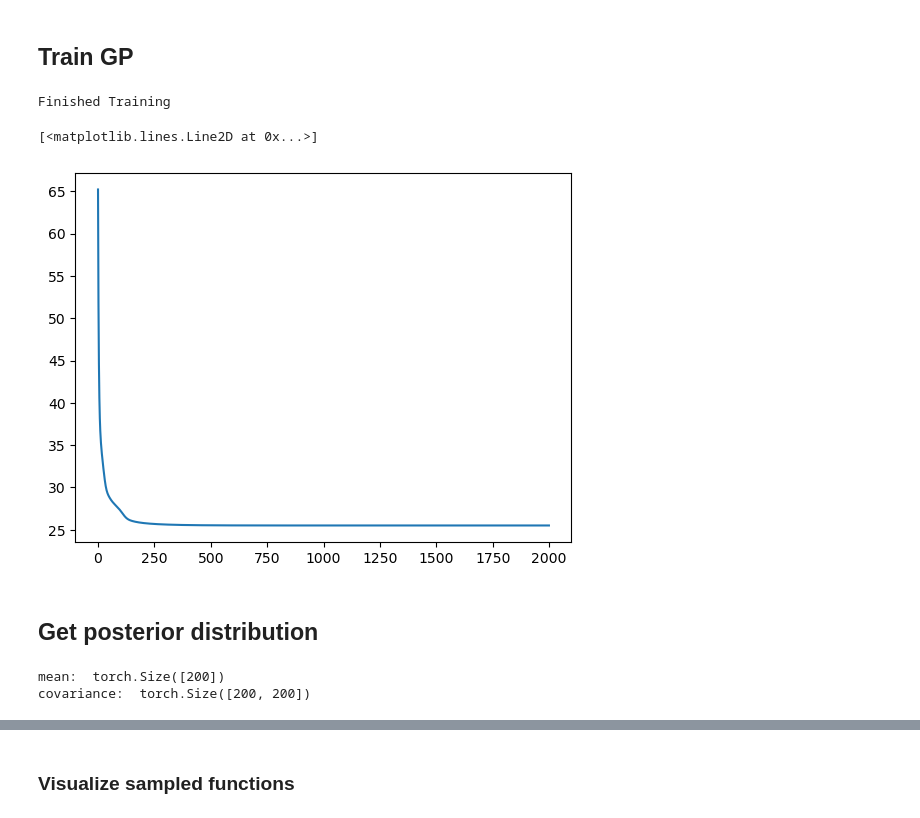
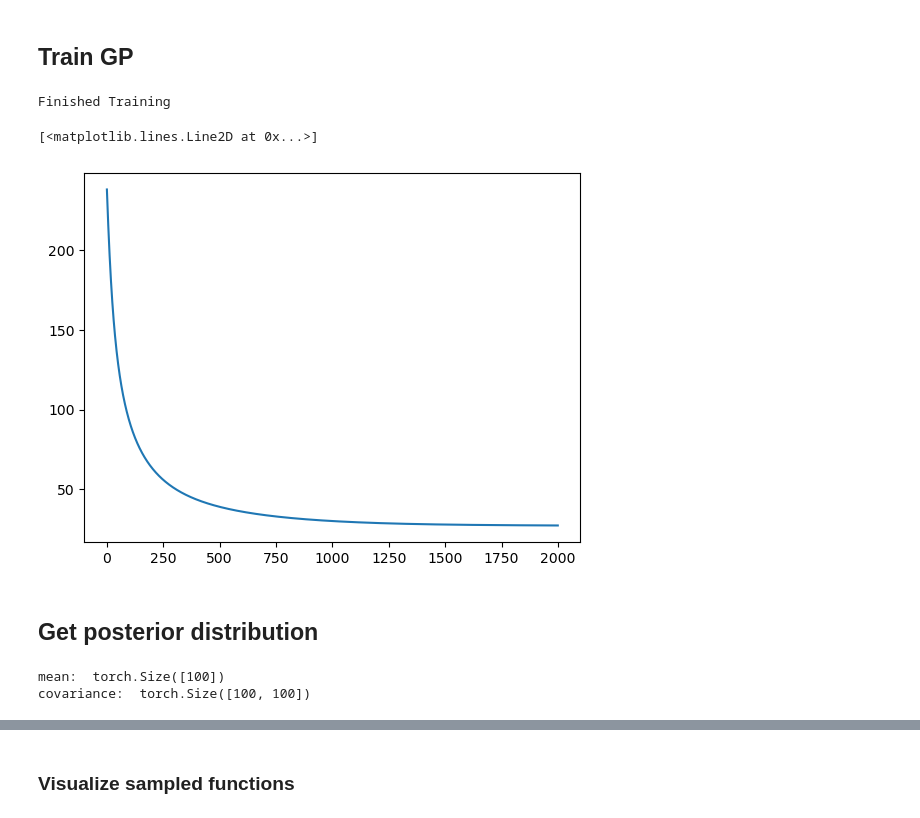
Before and after one commit to luisdiaz1997/SpatialFactorization, a Jupyter notebook: notebooks/Gaussian Processes/GP_test.ipynb, the cells around one changed output, grey strips where cells are left out. Saved outputs shown, nothing was run; the diff lists cells and outputs as text; code cells hidden in the pictures.

```diff
--- a/notebooks/Gaussian Processes/GP_test.ipynb
+++ b/notebooks/Gaussian Processes/GP_test.ipynb
@@ -107,26 +107,26 @@ for i, kernel_class in enumerate(kernels):
 # %% [markdown]
 ## Train GP
 # %%
-kernel = RBF()
+kernel = RBF(variance=2, lengthscale=1)
 gpr = spacedecomp.GP(X[:,None], y, kernel, noise=0.1)
-history = gpr.fit(optimizer=optim.Adam, epochs=2000, lr=1e-2)
+history = gpr.fit(optimizer=optim.Adam, epochs=2000, lr=1e-3)
 plt.plot(history)
 # %% [output]
 Finished Training
 [<matplotlib.lines.Line2D at 0x...>]
-[figure, old version]
+[figure, new version]
 # %% [markdown]
 ## Get posterior distribution
 # %%
-Nsamples = 200
+Nsamples = 100
 Xtest = torch.linspace(-0.5, 5.5, Nsamples)
 with torch.no_grad():
     mean, cov = gpr.predict(Xtest[:,None])
     sd = cov.diag().sqrt()
     mean = mean
 # %% [output]
-mean:  torch.Size([200])
-covariance:  torch.Size([200, 200])
+mean:  torch.Size([100])
+covariance:  torch.Size([100, 100])
 # %%
 plt.figure(figsize=(10, 4))
 plt.plot(Xtest, mean, label='predicted mean')
```
Also changed, not shown: parts of 8 cells of this notebook, 1 other file.
